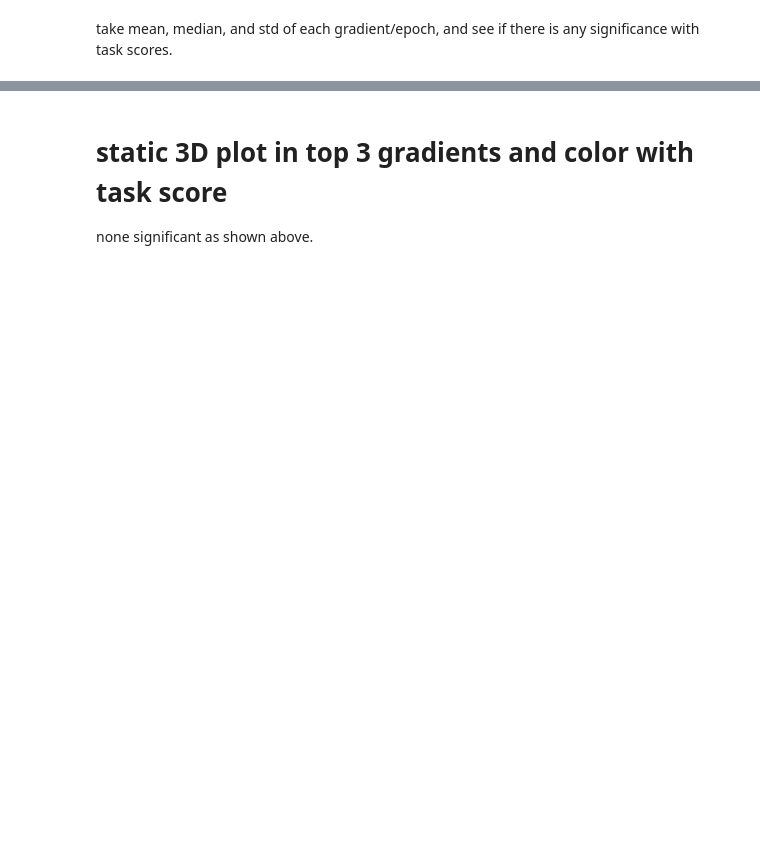
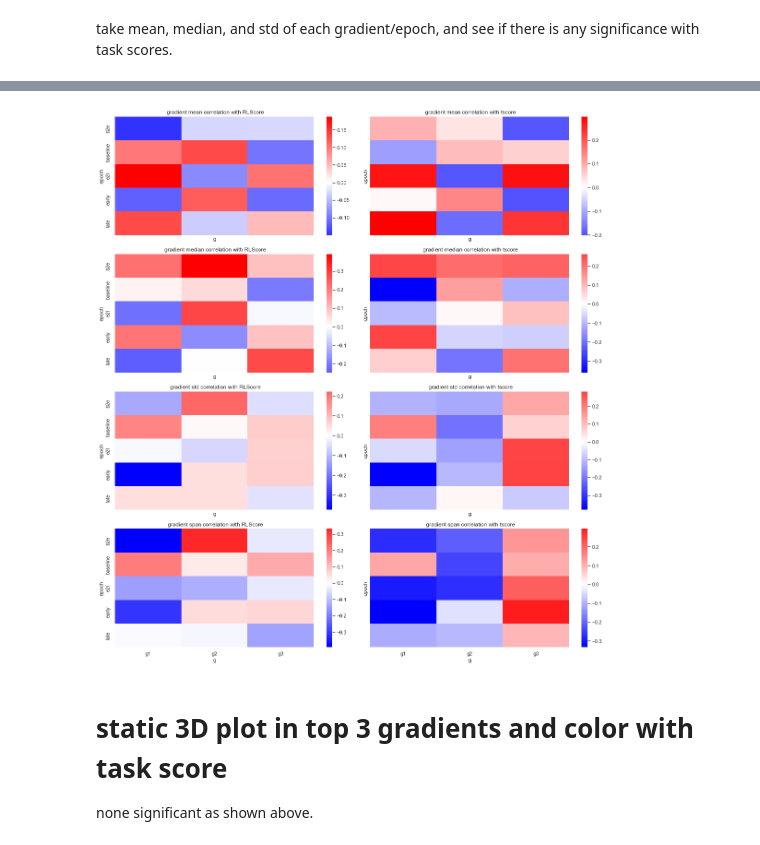
Before and after one commit to qniksefat/gradient-notebooks, a Jupyter notebook: large-manifold-nbs/behaviour_on_manifold.ipynb, the cells around one changed output, grey strips where cells are left out. Cells and saved outputs as stored; diff of their text form; code cells hidden in the pictures; blank space fills up the shorter version.

```diff
--- a/large-manifold-nbs/behaviour_on_manifold.ipynb
+++ b/large-manifold-nbs/behaviour_on_manifold.ipynb
@@ -194,3 +170,20 @@ plt.show()
+# %%
+fig, axes = plt.subplots(4,2, figsize=(16, 17), sharex=True, sharey=True)
+
+for i, ax in enumerate(axes.flatten()):
+    agg_func = 'mean' if i < 2 else 'median' if i < 4 else 'std' if i < 6 else span
+    agg_str = agg_func if agg_func != span else 'span'
+    metric = 'RLScore' if i%2 == 0 else 'tscore'
+
+    corr_score = dfg.groupby(level='subject').apply(agg_func).corrwith(metrics[metric])
+    seaborn.heatmap(corr_score.unstack('g'), ax=ax, cmap='bwr', center=0)
+    ax.set_title(f' gradient {agg_str} correlation with {metric}')
+
+plt.tight_layout()
+plt.show()
+# fig.savefig('g-corr.png', dpi=300)
+# %% [output]
+[figure, added]
 # %% [markdown]
 # static 3D plot in top 3 gradients and color with task score
 none significant as shown above.
```
Also changed, not shown: parts of 24 cells of this notebook.
